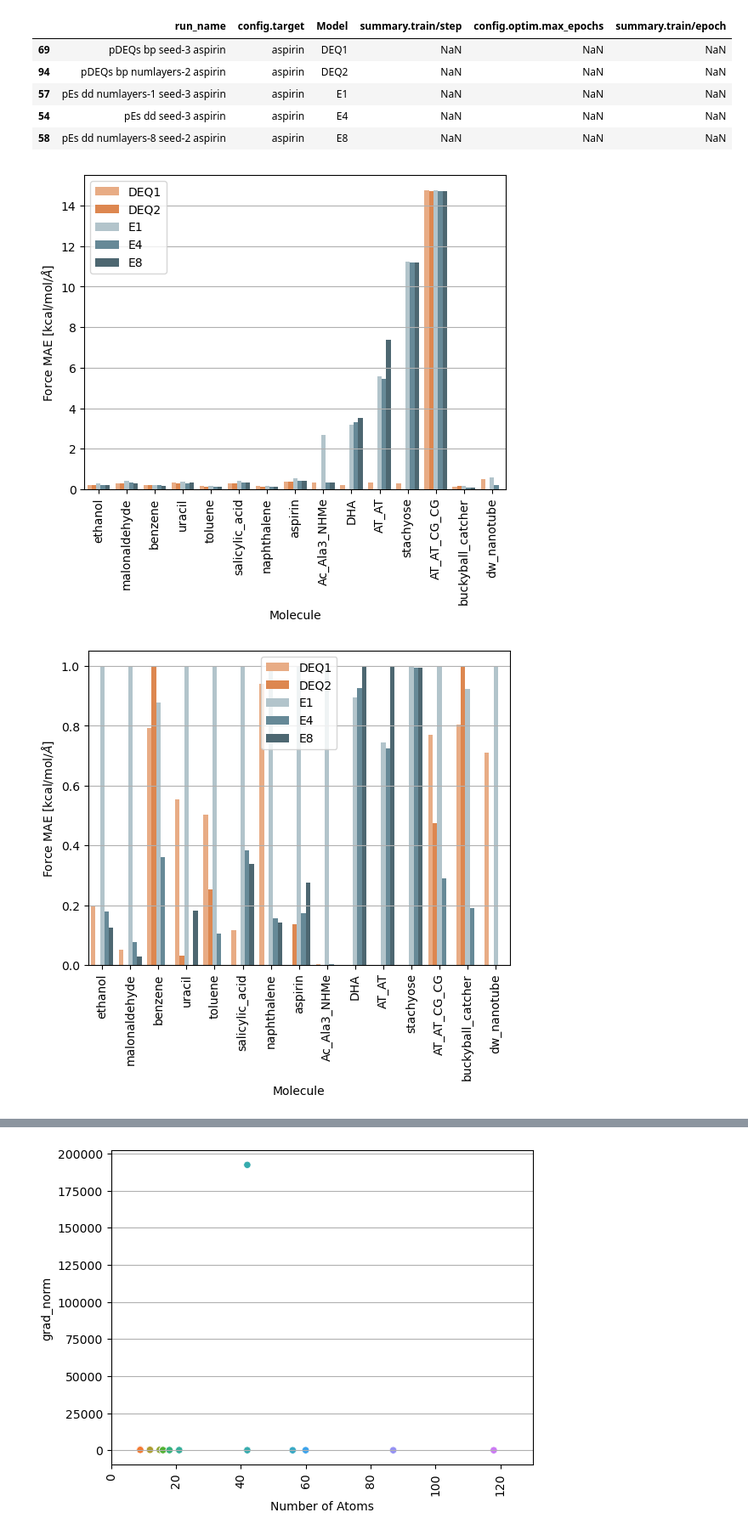
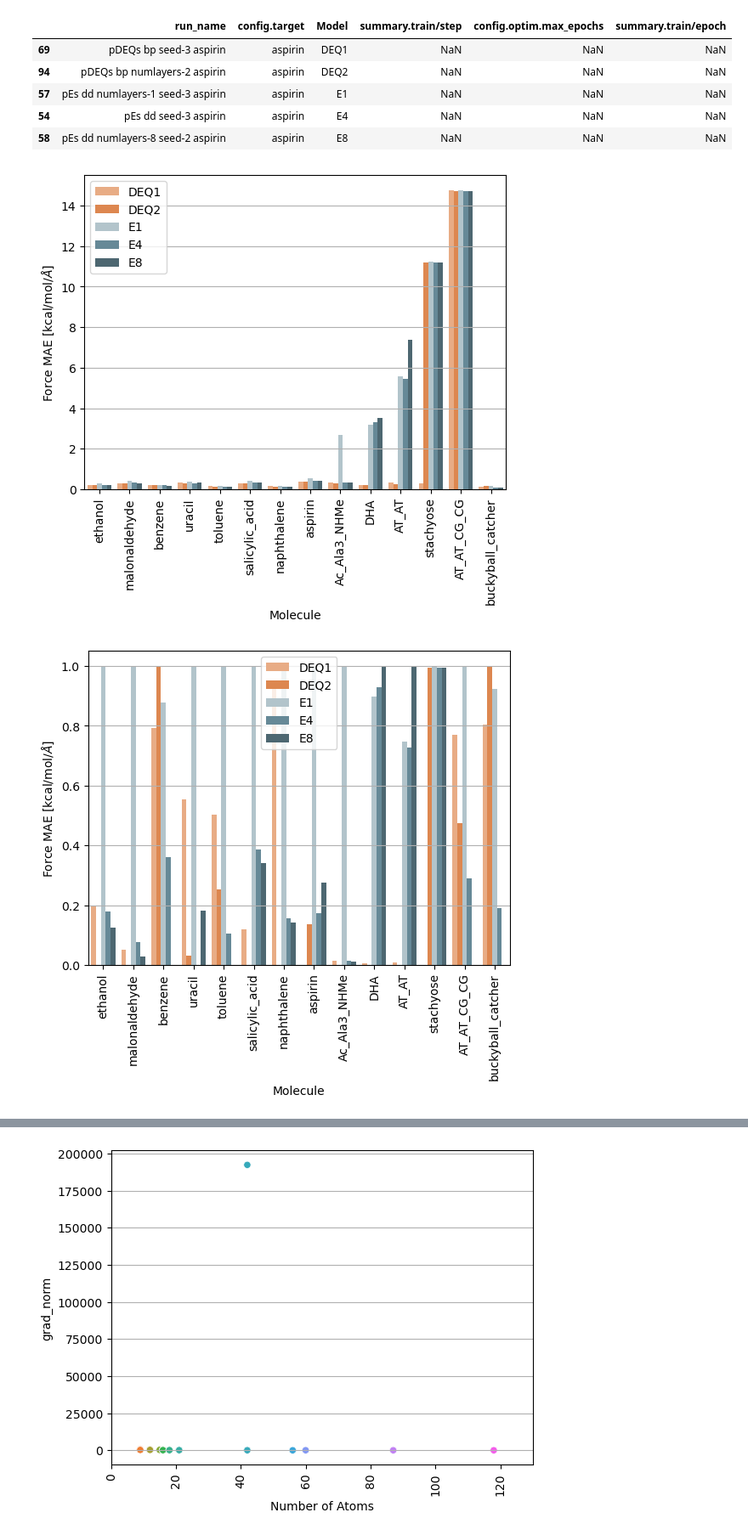
Before and after one commit to BurgerAndreas/equilibrium-forcefields, a Jupyter notebook: src/deq2ff/plotting/dashboard.ipynb, the cells around one changed output, grey strips where cells are left out. Shown at 85% size. Drawn from its saved outputs; the diff is of its cells as text; code cells hidden in the pictures.

```diff
--- a/src/deq2ff/plotting/dashboard.ipynb
+++ b/src/deq2ff/plotting/dashboard.ipynb
@@ -71,7 +71,7 @@ elif project == projectoc:
     energy_metric = "summary.val/energy_mae"
 # %%
 df = get_runs_from_wandb(
-    project=project, download_data=False,
+    project=project, download_data=True,
     filters = {
         # https://www.mongodb.com/docs/manual/reference/operator/query-comparison/
         "$or": [{"state": "finished"}, {"state": "crashed"}],
@@ -331,6 +331,9 @@ df_best_runs[df_best_runs["config.target"] == "aspirin"][["run_name", "config.ta
 | 57 | pEs dd numlayers-1 seed-3 aspirin | aspirin | E1 | NaN | NaN | NaN |
 | 54 | pEs dd seed-3 aspirin | aspirin | E4 | NaN | NaN | NaN |
 | 58 | pEs dd numlayers-8 seed-2 aspirin | aspirin | E8 | NaN | NaN | NaN |
+# %%
+# ignore target==dw_nanotube
+df_best_runs = df_best_runs[df_best_runs["config.target"] != "dw_nanotube"]
 # %%
 # plot accuracy
 # grouped barchart, with target as group, and model as hue
@@ -358,7 +361,7 @@ plt.grid(axis="y")
 # plt.savefig(f"{plotfolder}/n_steps.png")
 plt.show()
 # %% [output]
-[figure, old version]
+[figure, new version]
 # %%
 # plot accuracy, normalized for each target
 
@@ -371,55 +374,74 @@ def plot_norm_acc(_df, norm_scheme="minmax"): # norm_scheme = "zscoree4" # "mean
     data = _df.copy()
 
     # normalize
+    ylabel = error_metric
     if norm_scheme == "minmax":
         data[error_metric] = data.groupby("config.target")[error_metric].transform(lambda x: (x - x.min()) / (x.max() - x.min()))
+        ylabel = human_labels(y) + " (minmax)"
+    elif norm_scheme == "minmax2":
+        # instead of [0, 1], normalize to [-1, 1]
+        data[error_metric] = data.groupby("config.target")[error_metric].transform(lambda x: 2 * (x - x.min()) / (x.max() - x.min()) - 1)
+        ylabel = human_labels(y) + " (normed to [-1, 1])"
+
+    elif norm_scheme == "minmax3":
+        # normalize to [0.1, 1]
+        data[error_metric] = data.groupby("config.target")[error_metric].transform(lambda x: 0.9 * (x - x.min()) / (x.max() - x.min()) + 0.1)
+        ylabel = human_labels(y) + " (normed to [0.1, 1])"
+
     elif norm_scheme == "mean":
         data[error_metric] = data.groupby("config.target")[error_metric].transform(lambda x: x / x.mean())
+        ylabel = human_labels(y) + " (zero mean)"
     elif norm_scheme == "zscore":
         data[error_metric] = data.groupby("config.target")[error_metric].transform(lambda x: (x - x.mean()) / x.std())
+        ylabel = human_labels(y) + " (zscore)"
     elif norm_scheme == "zscoree4":
         # instead of substracing the mean, substract E4
-        # V1
-        # data[error_metric] = data.groupby("config.target")[error_metric].transform(lambda x: (x - x[x.index[x["Model"] == "E4"]].mean()) / x.std())
-
-        # V2
         for t in data["config.target"].unique():
             _mean = data[(data["config.target"] == t) & (data["Model"] == "E4")][error_metric].mean()
             _std = data[data["config.target"] == t][error_metric].std()
-            # data[data["config.target"] == t][error_metric] = (data[data["config.target"] == t][error_metric] - _mean) / _std
-            # better way to do it
             data.loc[data["config.target"] == t, error_metric] = (data[data["config.target"] == t][error_metric] - _mean) / _std
+        ylabel = human_labels(y) + " (zscore around mean=E4)"
+
+    elif norm_scheme == "zscoree4":
+        # instead of substracing the mean, substract E4
+        for t in data["config.target"].unique():
+            _mean = data[(data["config.target"] == t) & (data["Model"] == "E8")][error_metric].mean()
+            _std = data[data["config.target"] == t][error_metric].std()
+            data.loc[data["config.target"] == t, error_metric] = (data[data["config.target"] == t][error_metric] - _mean) / _std
+        ylabel = human_labels(y) + " (zscore around mean=E8)"
     else:
         raise NotImplementedError
 
 
 
     # plot
     fig, ax = plt.subplots()
-    sns.barplot(x=x, y=y, hue=hue, data=data, ax=ax, palette=cdict)
+    sns.barplot(
+        x=x, y=y, hue=hue, data=data, ax=ax, palette=cdict
+    )
     plt.legend()
     plt.xlabel(human_labels(x))
     plt.ylabel(human_labels(y))
 
     # where "sota" is True, mark the run with a green star
     # for target in data["config.target"].unique():
     #     _df = data[data["config.target"] == target]
     #     _df = _df[_df["sota"] == True]
     #     for index in _df.index:
     #         ax.plot(index, _df.loc[index, y], "o", color="green", markersize=10)
 
     # vertical xtick labels
     plt.xticks(rotation=90)
 
     # horizontal grid
     plt.grid(axis="y")
 
     # make a separate plot for each target
 
     # save
     # plt.savefig(f"{plotfolder}/n_steps.png")
     plt.show()
 
-plot_norm_acc(df_best_runs)
+plot_norm_acc(df_best_runs, norm_scheme="minmax")
 # %% [output]
-[figure, old version]
+[figure, new version]
```
Also changed, not shown: parts of 17 cells of this notebook, 16 other files.
